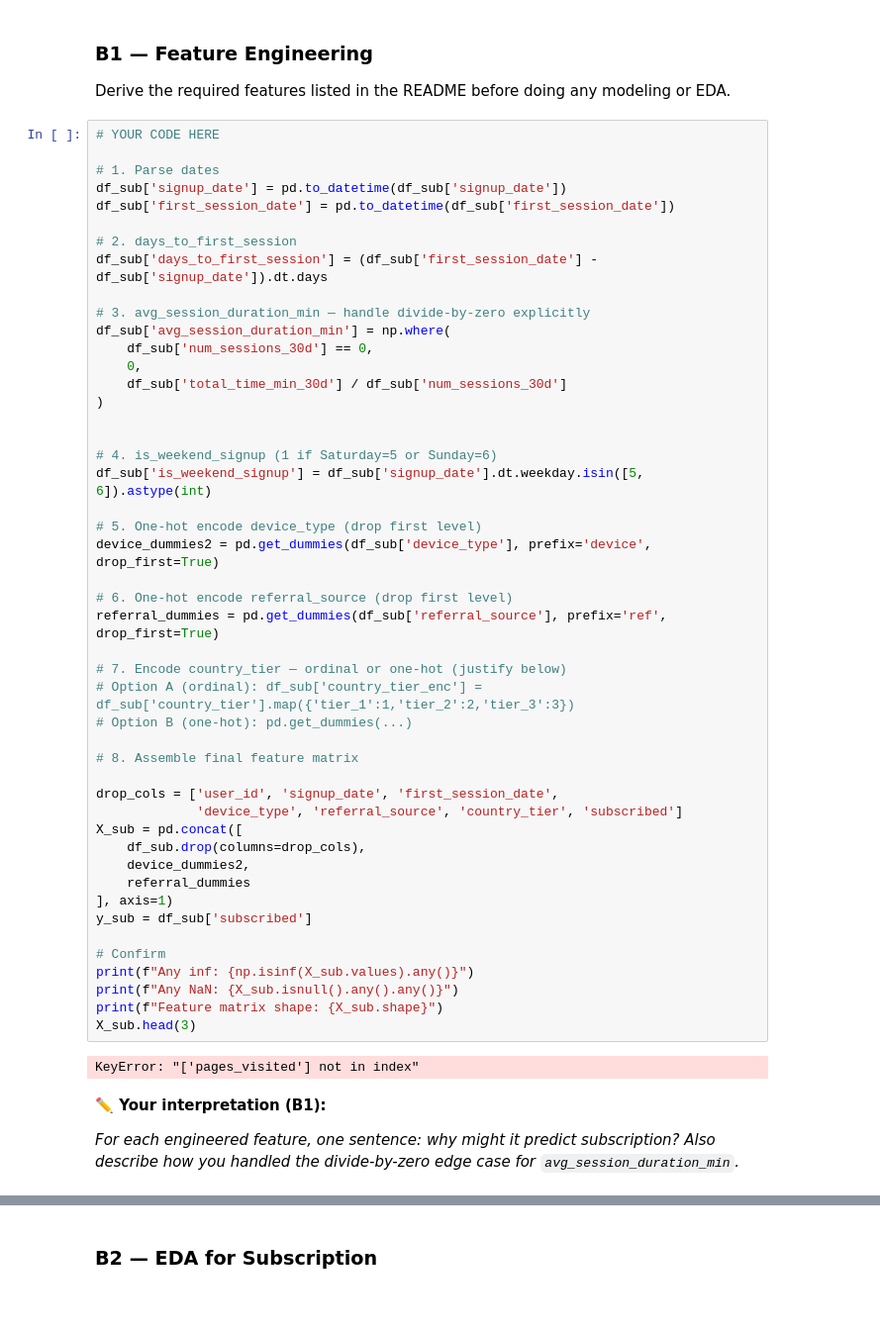
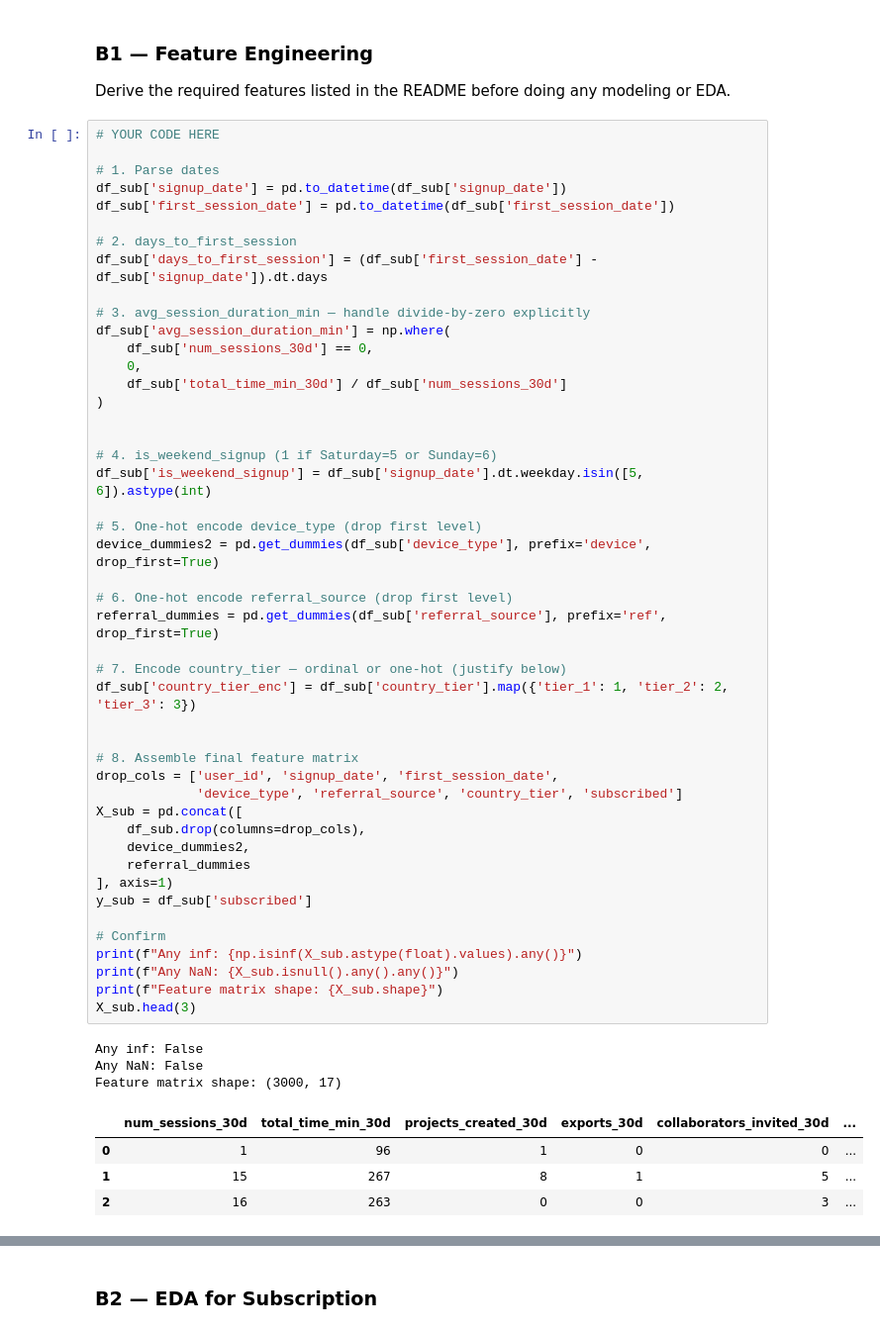
Before and after one commit to MarcusC2003/IAT461-Assignment02, a Jupyter notebook: IAT461_A2_Scaffold_empty.ipynb, the cells around one changed output, grey strips where cells are left out. Shown at 99% size. Cells and saved outputs as stored; diff of their text form; blank space fills up the shorter version.

```diff
--- a/IAT461_A2_Scaffold_empty.ipynb
+++ b/IAT461_A2_Scaffold_empty.ipynb
@@ -703,39 +703,40 @@ df_sub['avg_session_duration_min'] = np.where(
     df_sub['total_time_min_30d'] / df_sub['num_sessions_30d']
 )
 
 
 # 4. is_weekend_signup (1 if Saturday=5 or Sunday=6)
 df_sub['is_weekend_signup'] = df_sub['signup_date'].dt.weekday.isin([5, 6]).astype(int)
 
 # 5. One-hot encode device_type (drop first level)
 device_dummies2 = pd.get_dummies(df_sub['device_type'], prefix='device', drop_first=True)
 
 # 6. One-hot encode referral_source (drop first level)
 referral_dummies = pd.get_dummies(df_sub['referral_source'], prefix='ref', drop_first=True)
 
 # 7. Encode country_tier — ordinal or one-hot (justify below)
-# Option A (ordinal): df_sub['country_tier_enc'] = df_sub['country_tier'].map({'tier_1':1,'tier_2':2,'tier_3':3})
-# Option B (one-hot): pd.get_dummies(...)
+df_sub['country_tier_enc'] = df_sub['country_tier'].map({'tier_1': 1, 'tier_2': 2, 'tier_3': 3})
+
 
 # 8. Assemble final feature matrix
-
 drop_cols = ['user_id', 'signup_date', 'first_session_date',
              'device_type', 'referral_source', 'country_tier', 'subscribed']
 X_sub = pd.concat([
     df_sub.drop(columns=drop_cols),
     device_dummies2,
     referral_dummies
 ], axis=1)
 y_sub = df_sub['subscribed']
 
 # Confirm
-print(f"Any inf: {np.isinf(X_sub.values).any()}")
+print(f"Any inf: {np.isinf(X_sub.astype(float).values).any()}")
 print(f"Any NaN: {X_sub.isnull().any().any()}")
 print(f"Feature matrix shape: {X_sub.shape}")
 X_sub.head(3)
 # %% [output]
-KeyError: "['pages_visited'] not in index"
+Any inf: False
+Any NaN: False
+Feature matrix shape: (3000, 17)
+|  | num_sessions_30d | total_time_min_30d | projects_created_30d | exports_30d | collaborators_invited_30d | ... |
+| 0 | 1 | 96 | 1 | 0 | 0 | ... |
+| 1 | 15 | 267 | 8 | 1 | 5 | ... |
+| 2 | 16 | 263 | 0 | 0 | 3 | ... |
-# %% [markdown]
-**✏️ Your interpretation (B1):**
-
-*For each engineered feature, one sentence: why might it predict subscription? Also describe how you handled the divide-by-zero edge case for `avg_session_duration_min`.*
```
Also changed, not shown: parts of 5 cells of this notebook.
